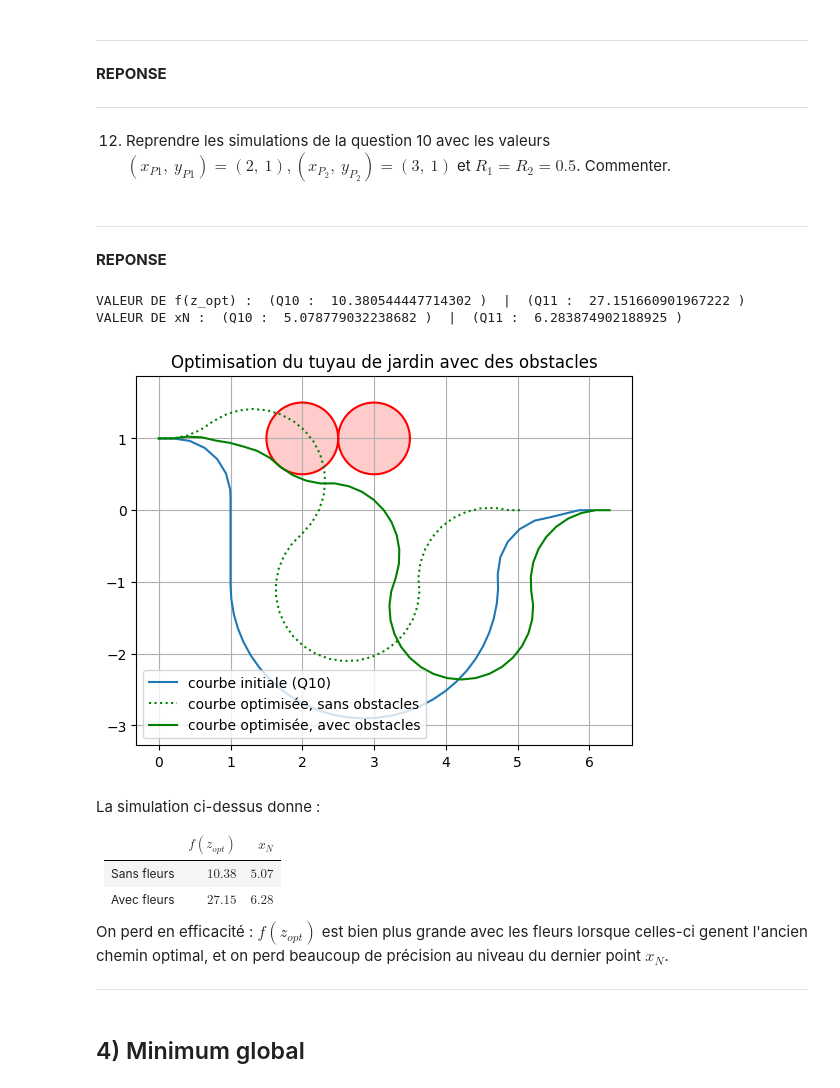
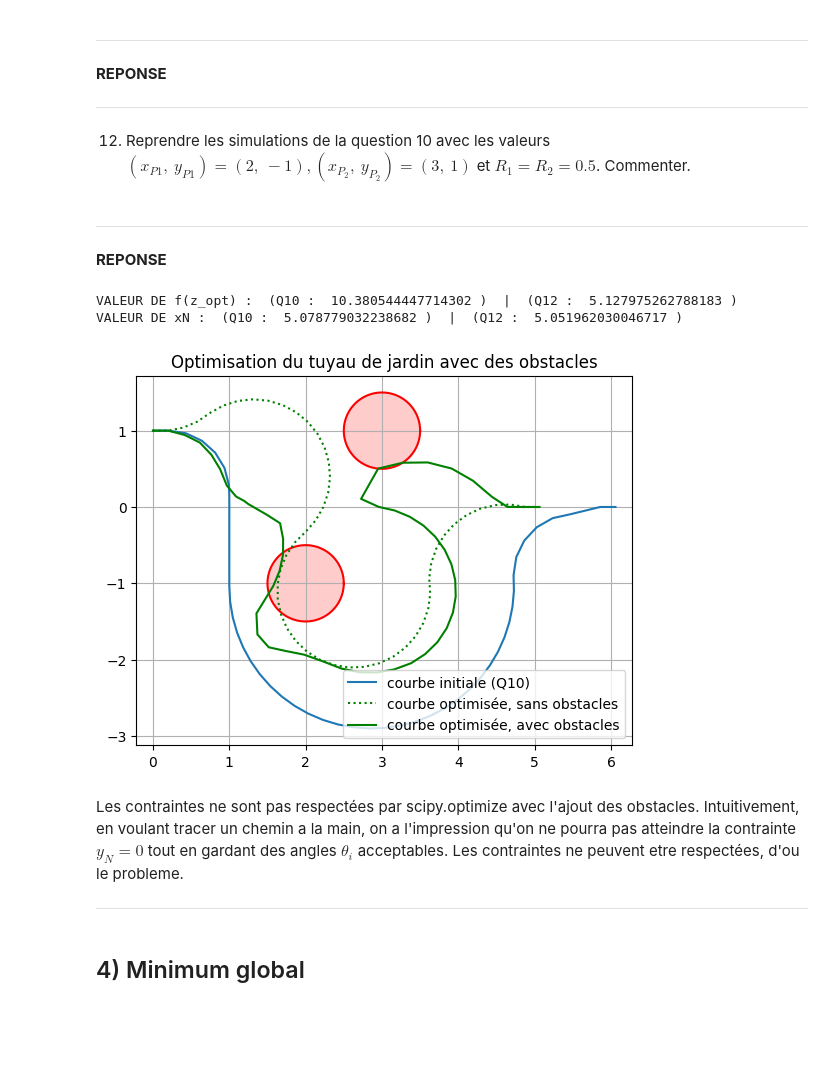
Before and after one commit to jack-evans1/projetOptimEvansMirri, a Jupyter notebook: projetTuyaux.ipynb, the cells around one changed output. Drawn from its saved outputs; the diff is of its cells as text; code cells hidden in the pictures; blank space fills up the shorter version.

Commit message:
nouveaux ajouts un peux douteux

```diff
--- a/projetTuyaux.ipynb
+++ b/projetTuyaux.ipynb
@@ -660,14 +662,14 @@ $$(x-x_{P,j})^2 +(y-y_{P,j})^2 \geq R_j^2, \qquad j =1,..., N_P \qquad (8)$$
 
 ***
 # %% [markdown]
-12.  Reprendre les simulations de la question 10 avec les valeurs $(x_{P1},\ y_{P1}) = (2,\ 1), (x_{P_2},\ y_{P_2}) = (3,\ 1)$ et $R_1 = R_2 =0.5$. Commenter.
+12.  Reprendre les simulations de la question 10 avec les valeurs $(x_{P1},\ y_{P1}) = (2,\ -1), (x_{P_2},\ y_{P_2}) = (3,\ 1)$ et $R_1 = R_2 =0.5$. Commenter.
 # %% [markdown]
 ***
 **REPONSE**
 # %%
 #On définit
 
-P = [[2,1], [3,1]]  #points a eviter
+P = [[2,-1], [3,1]]  #points a eviter
 R = [0.5, 0.5]      #rayons associés
 
 #LA NOUVELLE CONTRAINTE
@@ -676,51 +678,44 @@ def cPi(z):
     x = z[:N+1]
     y = z[(N+1):2*(N+1)]
     conds = []
     for point in range(len(P)):
         for i in range(N+1):
             conds.append((x[i]-P[point][0])**2+(y[i]-P[point][1])**2-R[point]**2)
     return conds
 
 zobstacles = optimize.minimize(f, z0Q10, method='SLSQP',
                          constraints= [{"type": "ineq", "fun":cPi}, {"type": "ineq", "fun":c1i}, {"type": "ineq", "fun":c2i}, {"type": "ineq", "fun":ci_theta}, {"type": "eq", "fun":c1e}, {"type": "eq", "fun":c2e}, {"type": "eq", "fun":c3e}, {"type": "eq", "fun":c4e}, {"type": "eq", "fun":c5e}, {"type": "eq", "fun":c6e} , {"type": "eq", "fun":c7e}])
-z_optQ11 = zobstacles.x
-x_optQ11 = z_optQ11[:N+1]
-y_optQ11 = z_optQ11[N+1 : 2*(N+1)]
+z_optQ12 = zobstacles.x
+x_optQ12 = z_optQ12[:N+1]
+y_optQ12 = z_optQ12[N+1 : 2*(N+1)]
 
-print("VALEUR DE f(z_opt) :  (Q10 : ", f(z_optQ10), ")  |  (Q11 : ", f(z_optQ11), ")")
-print("VALEUR DE xN :  (Q10 : ", z_optQ10[N], ")  |  (Q11 : ", z_optQ11[N], ")")
+print("VALEUR DE f(z_opt) :  (Q10 : ", f(z_optQ10), ")  |  (Q12 : ", f(z_optQ12), ")")
+print("VALEUR DE xN :  (Q10 : ", z_optQ10[N], ")  |  (Q12 : ", z_optQ12[N], ")")
 
 #Cercles
 
 angle = np.linspace( 0 , 2 * np.pi , 150 )
 
 for point in range(len(P)):
     xC = P[point][0]+ R[point] * np.cos( angle )
     yC = P[point][1]+ R[point] * np.sin( angle )
     plt.plot(xC, yC, color = "red")
     plt.fill(xC, yC, "red", alpha=0.2)
 
 plt.plot(xQ10, yQ10, label='courbe initiale (Q10)')
 plt.plot(x_optQ10, y_optQ10, label='courbe optimisée, sans obstacles', linestyle= "dotted", color = "g")
-plt.plot(x_optQ11, y_optQ11, label='courbe optimisée, avec obstacles', color = "g")
+plt.plot(x_optQ12, y_optQ12, label='courbe optimisée, avec obstacles', color = "g")
 plt.legend()
 plt.axis('equal')
 plt.grid(True)
 plt.title("Optimisation du tuyau de jardin avec des obstacles")
 plt.show()
 # %% [output]
-VALEUR DE f(z_opt) :  (Q10 :  10.380544447714302 )  |  (Q11 :  27.151660901967222 )
-VALEUR DE xN :  (Q10 :  5.078779032238682 )  |  (Q11 :  6.283874902188925 )
+VALEUR DE f(z_opt) :  (Q10 :  10.380544447714302 )  |  (Q12 :  5.127975262788183 )
+VALEUR DE xN :  (Q10 :  5.078779032238682 )  |  (Q12 :  5.051962030046717 )
-[figure, old version]
+[figure, new version]
 # %% [markdown]
-La simulation ci-dessus donne :
-
-|             | $f(z_{opt})$  | $x_N$     |
-|-------------| ------------- | --------- |
-| Sans fleurs | $10.38$       | $5.07$    |
-| Avec fleurs | $27.15$       | $6.28$    |
-
-On perd en efficacité : $f(z_{opt})$ est bien plus grande avec les fleurs lorsque celles-ci genent l'ancien chemin optimal, et on perd beaucoup de précision au niveau du dernier point $x_N$.
+Les contraintes ne sont pas respectées par scipy.optimize avec l'ajout des obstacles. Intuitivement, en voulant tracer un chemin a la main, on a l'impression qu'on ne pourra pas atteindre la contrainte $y_N = 0$ tout en gardant des angles $\theta_i$ acceptables. Les contraintes ne peuvent etre respectées, d'ou le probleme.
 
 ***
 # %% [markdown]
```
Also changed, not shown: parts of 6 cells of this notebook.
